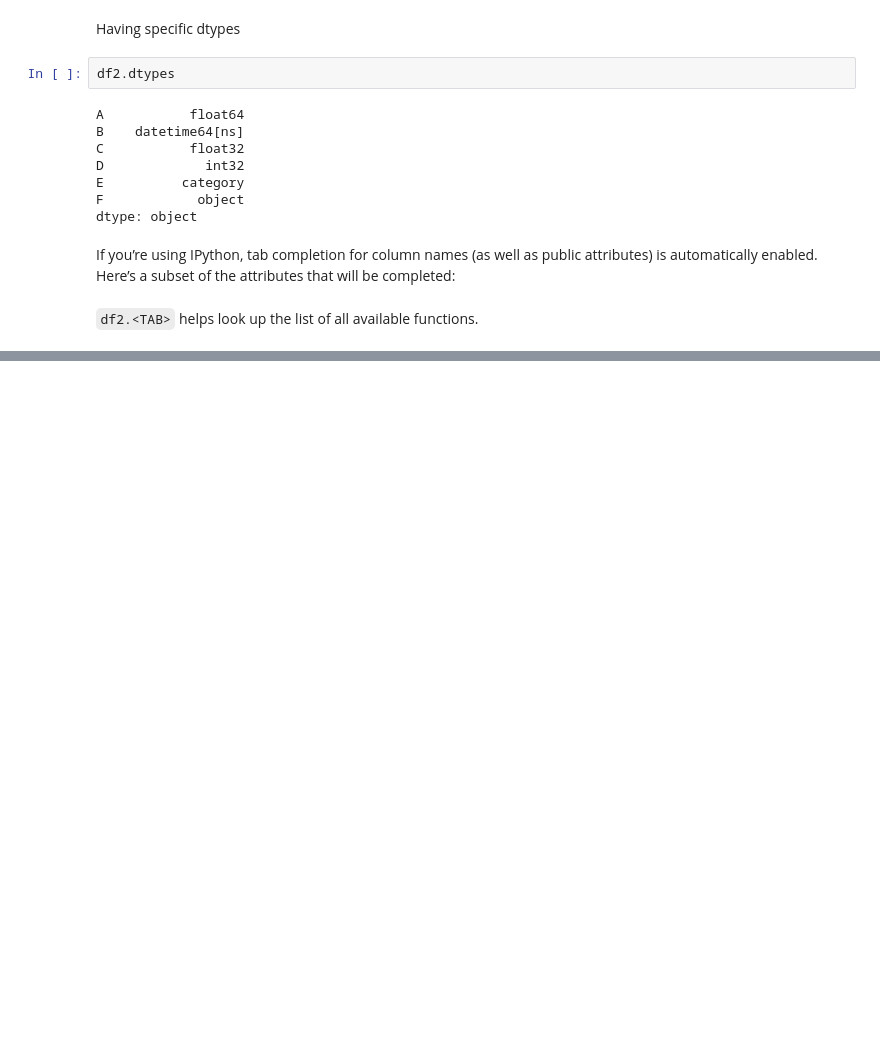
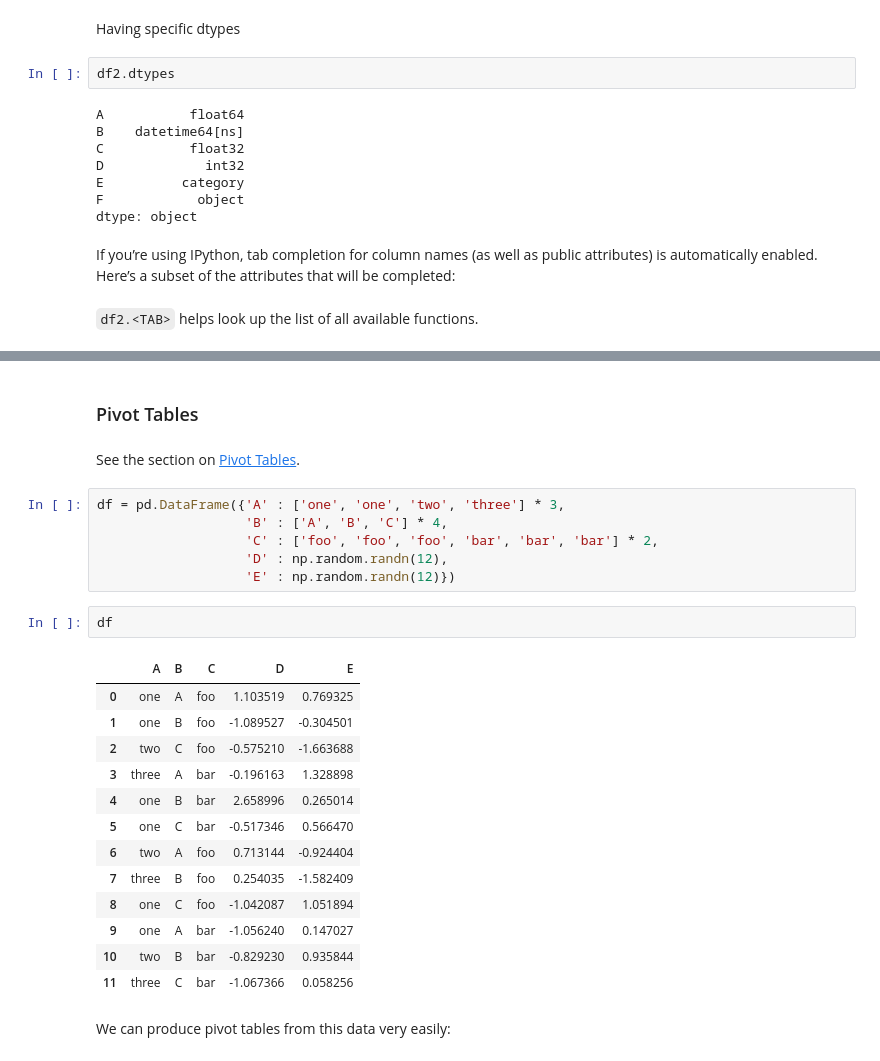
Before and after one commit to shevapato2008/PandasTutorial, a Jupyter notebook: 10 minutes to pandas.ipynb, the cells around one changed output, grey strips where cells are left out. Cells and saved outputs as stored; diff of their text form; blank space fills up the shorter version.

```diff
--- a/10 minutes to pandas.ipynb
+++ b/10 minutes to pandas.ipynb
@@ -84,0 +937,28 @@ If you’re using IPython, tab completion for column names (as well as public at
+# %% [markdown]
+### Pivot Tables
+# %% [markdown]
+See the section on [Pivot Tables](https://pandas.pydata.org/pandas-docs/stable/reshaping.html#reshaping-pivot "Pivot tables").
+# %%
+df = pd.DataFrame({'A' : ['one', 'one', 'two', 'three'] * 3,
+                   'B' : ['A', 'B', 'C'] * 4,
+                   'C' : ['foo', 'foo', 'foo', 'bar', 'bar', 'bar'] * 2,
+                   'D' : np.random.randn(12),
+                   'E' : np.random.randn(12)})
+# %%
+df
+# %% [output]
+|  | A | B | C | D | E |
+| 0 | one | A | foo | 1.103519 | 0.769325 |
+| 1 | one | B | foo | -1.089527 | -0.304501 |
+| 2 | two | C | foo | -0.575210 | -1.663688 |
+| 3 | three | A | bar | -0.196163 | 1.328898 |
+| 4 | one | B | bar | 2.658996 | 0.265014 |
+| 5 | one | C | bar | -0.517346 | 0.566470 |
+| 6 | two | A | foo | 0.713144 | -0.924404 |
+| 7 | three | B | foo | 0.254035 | -1.582409 |
+| 8 | one | C | foo | -1.042087 | 1.051894 |
+| 9 | one | A | bar | -1.056240 | 0.147027 |
+| 10 | two | B | bar | -0.829230 | 0.935844 |
+| 11 | three | C | bar | -1.067366 | 0.058256 |
+# %% [markdown]
+We can produce pivot tables from this data very easily:
```
Also changed, not shown: parts of 243 cells of this notebook.
